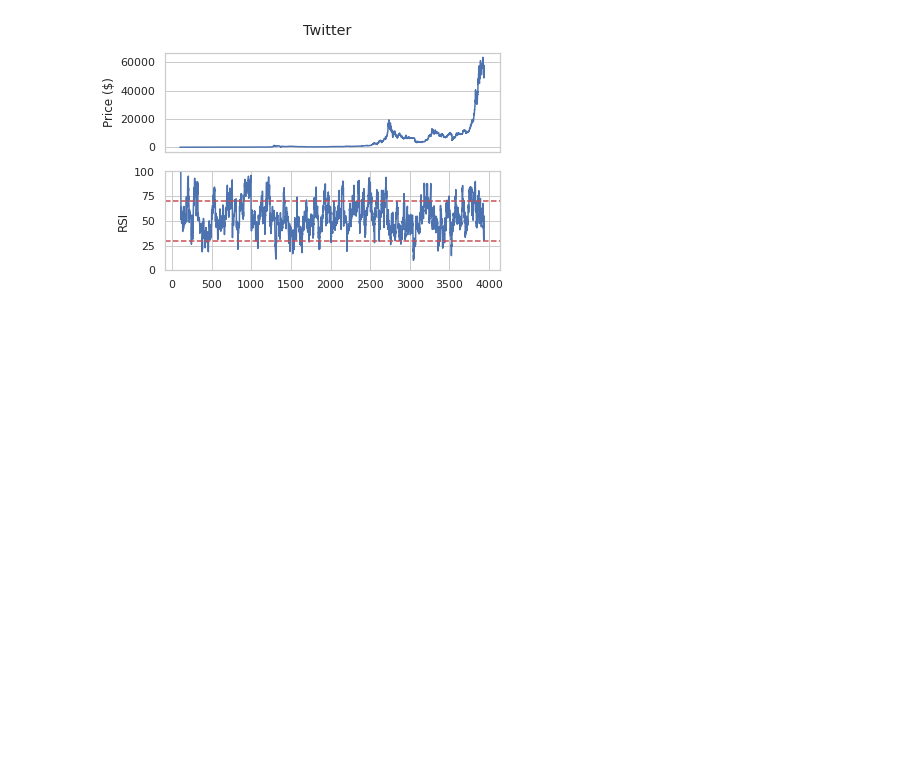
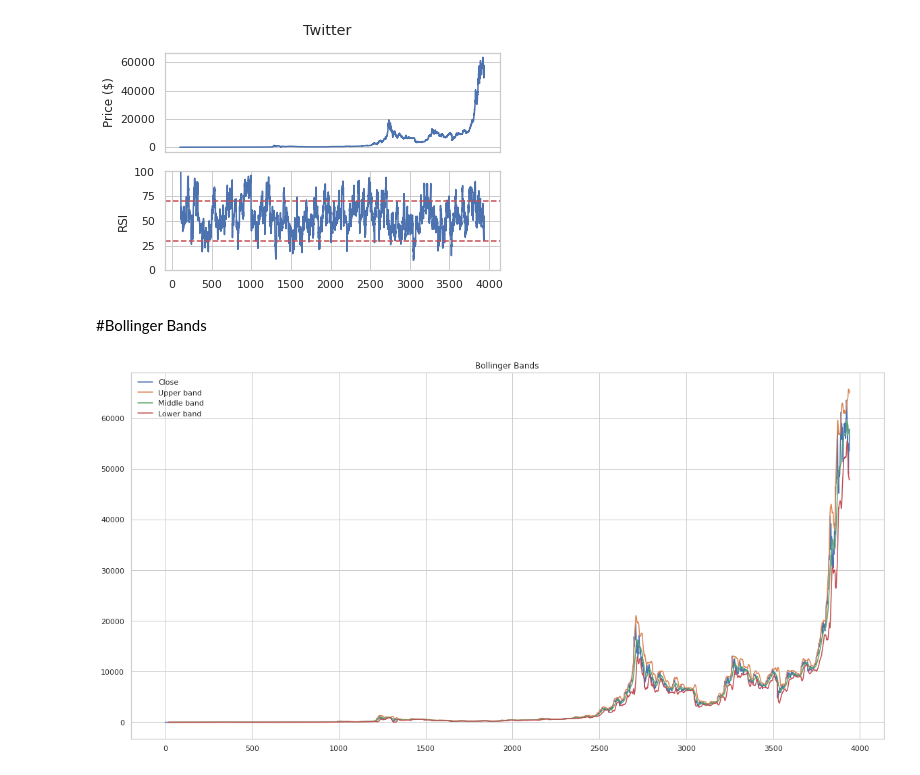
Before and after one commit to MahdyShayesteh/SBU_DataMining_Python, a Jupyter notebook: exercise3_part4_Indicators.ipynb, the cells around one changed output. Saved outputs shown, nothing was run; the diff lists cells and outputs as text; code cells hidden in the pictures; blank space fills up the shorter version.

```diff
--- a/exercise3_part4_Indicators.ipynb
+++ b/exercise3_part4_Indicators.ipynb
@@ -123,3 +155,16 @@ plt.show()
 
 [3927 rows x 8 columns]
 [figure]
+# %% [markdown]
+#Bollinger Bands
+# %%
+upper, mid, lower = talib.BBANDS(btc['Close'], nbdevup=2, nbdevdn=2, timeperiod=20)
+btc['Close'].plot(figsize=(20,10),label='Close')
+plt.plot(upper, label="Upper band")
+plt.plot(mid, label='Middle band')
+plt.plot(lower, label='Lower band')
+plt.title('Bollinger Bands')
+plt.legend()
+plt.show()
+# %% [output]
+[figure, added]
```
Also changed, not shown: parts of 6 cells of this notebook.
